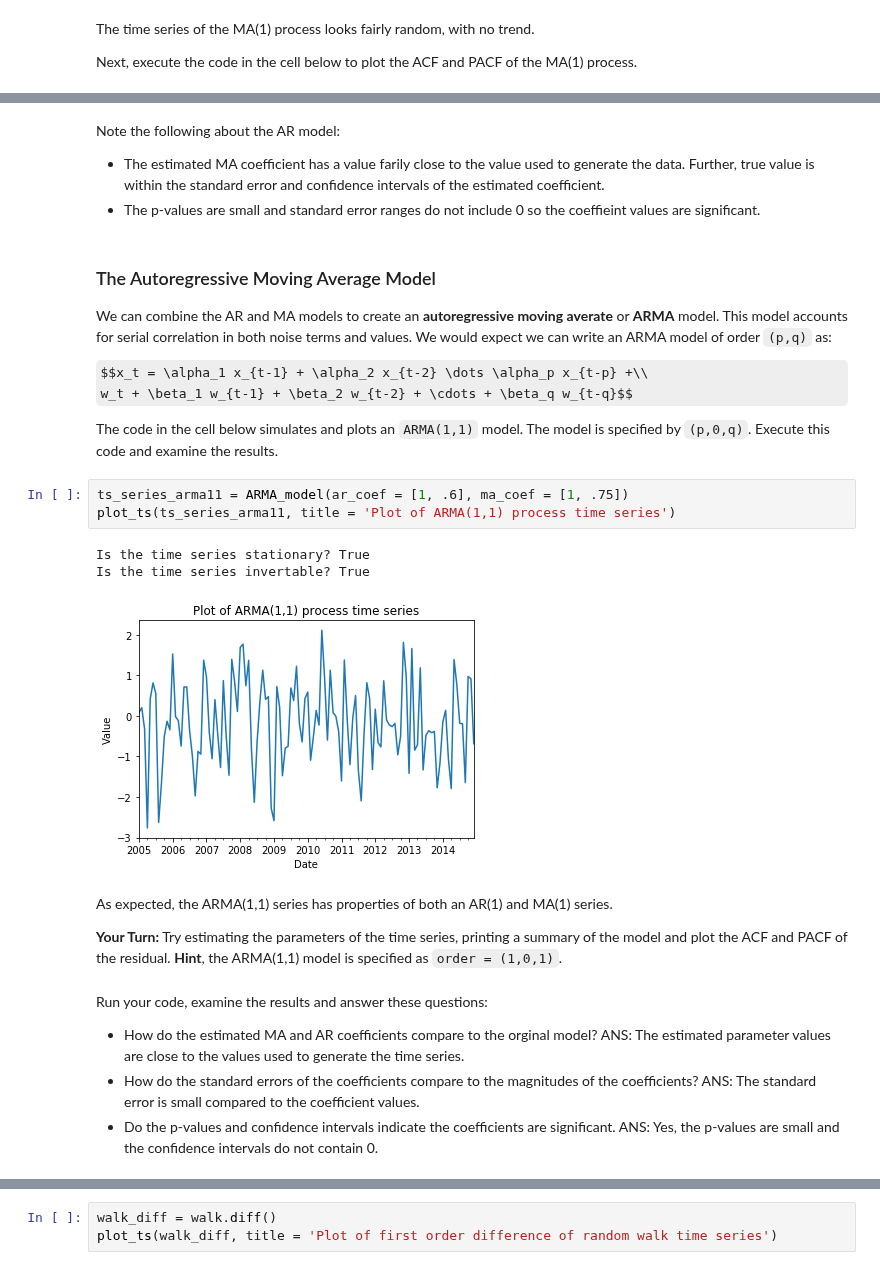
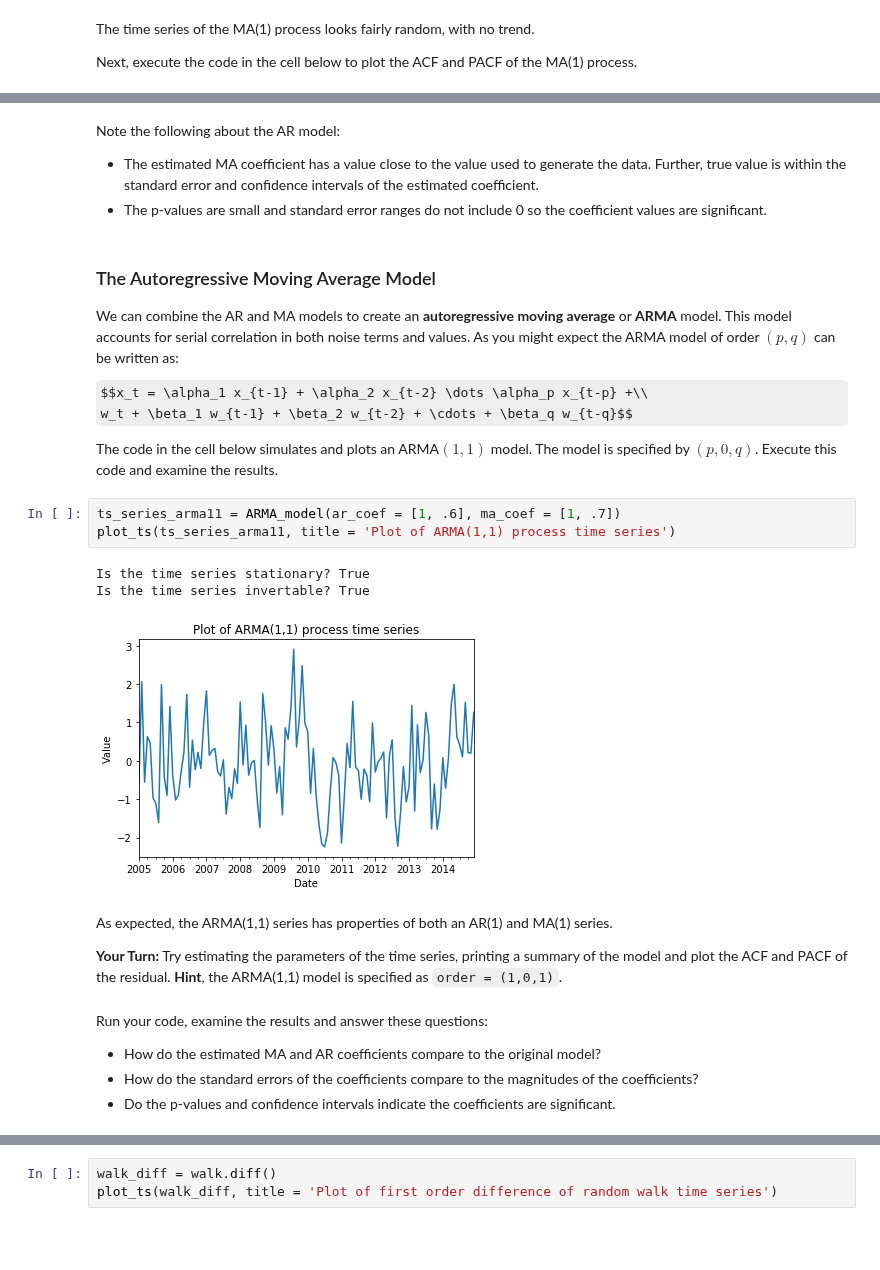
Before and after one commit to StephenElston/DataScience410, a Jupyter notebook: Lecture8/IntroToTimeSeries.ipynb, the cells around one changed output, grey strips where cells are left out. Saved outputs shown, nothing was run; the diff lists cells and outputs as text; some formulas as TeX source; blank space fills up the shorter version.

```diff
--- a/Lecture8/IntroToTimeSeries.ipynb
+++ b/Lecture8/IntroToTimeSeries.ipynb
@@ -618,24 +619,24 @@ MA.1           -1.0320           +0.0000j            1.0320            0.5000
 # %% [markdown]
 Note the following about the AR model:
 
-- The estimated MA coefficient has a value farily close to the value used to generate the data. Further, true value is within the standard error and confidence intervals of the estimated coefficient.
-- The p-values are small and standard error ranges do not include 0 so the coeffieint values are significant.
+- The estimated MA coefficient has a value close to the value used to generate the data. Further, true value is within the standard error and confidence intervals of the estimated coefficient.
+- The p-values are small and standard error ranges do not include 0 so the coefficient values are significant.
 # %% [markdown]
 ### The Autoregressive Moving Average Model
 
-We can combine the AR and MA models to create an **autoregressive moving averate** or **ARMA** model. This model accounts for serial correlation in both noise terms and values. We would expect we can write an ARMA model of order `(p,q)` as:
+We can combine the AR and MA models to create an **autoregressive moving average** or **ARMA** model. This model accounts for serial correlation in both noise terms and values. As you might expect the ARMA model of order $(p,q)$ can be written as:
 
 $$x_t = \alpha_1 x_{t-1} + \alpha_2 x_{t-2} \dots \alpha_p x_{t-p} +\\
 w_t + \beta_1 w_{t-1} + \beta_2 w_{t-2} + \cdots + \beta_q w_{t-q}$$
 
-The code in the cell below simulates and plots an `ARMA(1,1)` model. The model is specified by  `(p,0,q)`. Execute this code and examine the results.
+The code in the cell below simulates and plots an ARMA$(1,1)$ model. The model is specified by  $(p,0,q)$. Execute this code and examine the results.
 # %%
-ts_series_arma11 = ARMA_model(ar_coef = [1, .6], ma_coef = [1, .75])
+ts_series_arma11 = ARMA_model(ar_coef = [1, .6], ma_coef = [1, .7])
 plot_ts(ts_series_arma11, title = 'Plot of ARMA(1,1) process time series')
 # %% [output]
 Is the time series stationary? True
 Is the time series invertable? True
-[figure, old version]
+[figure, new version]
 # %% [markdown]
 As expected, the ARMA(1,1) series has properties of both an AR(1) and MA(1) series.
 
@@ -643,9 +644,9 @@ As expected, the ARMA(1,1) series has properties of both an AR(1) and MA(1) seri
 # %% [markdown]
 Run your code, examine the results and answer these questions:
 
-- How do the estimated MA and AR coefficients compare to the orginal model? ANS: The estimated parameter values are close to the values used to generate the time series.
-- How do the standard errors of the coefficients compare to the magnitudes of the coefficients? ANS: The standard error is small compared to the coefficient values.
-- Do the p-values and confidence intervals indicate the coefficients are significant. ANS: Yes, the p-values are small and the confidence intervals do not contain 0.
+- How do the estimated MA and AR coefficients compare to the original model?
+- How do the standard errors of the coefficients compare to the magnitudes of the coefficients?
+- Do the p-values and confidence intervals indicate the coefficients are significant.
 # %% [markdown]
 ### Autoregressive Integrated Moving Average Model
 
```
Also changed, not shown: parts of 44 cells of this notebook.
